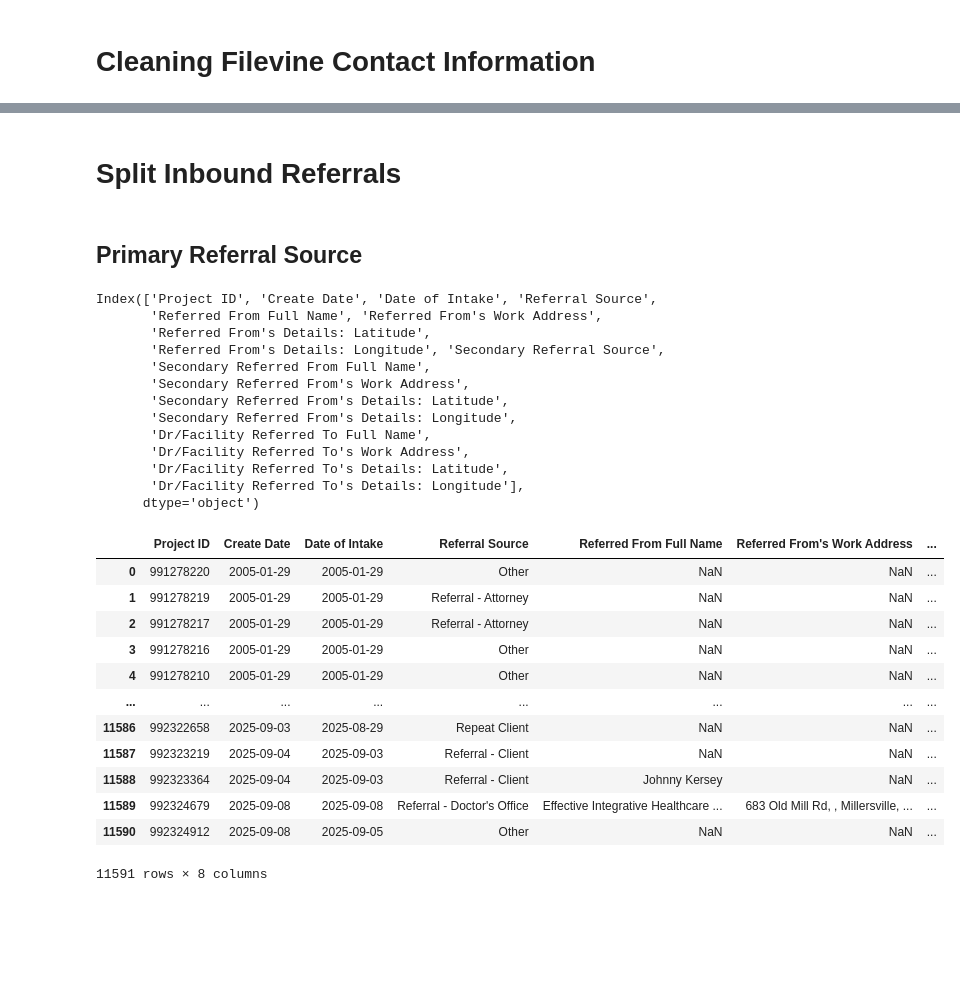
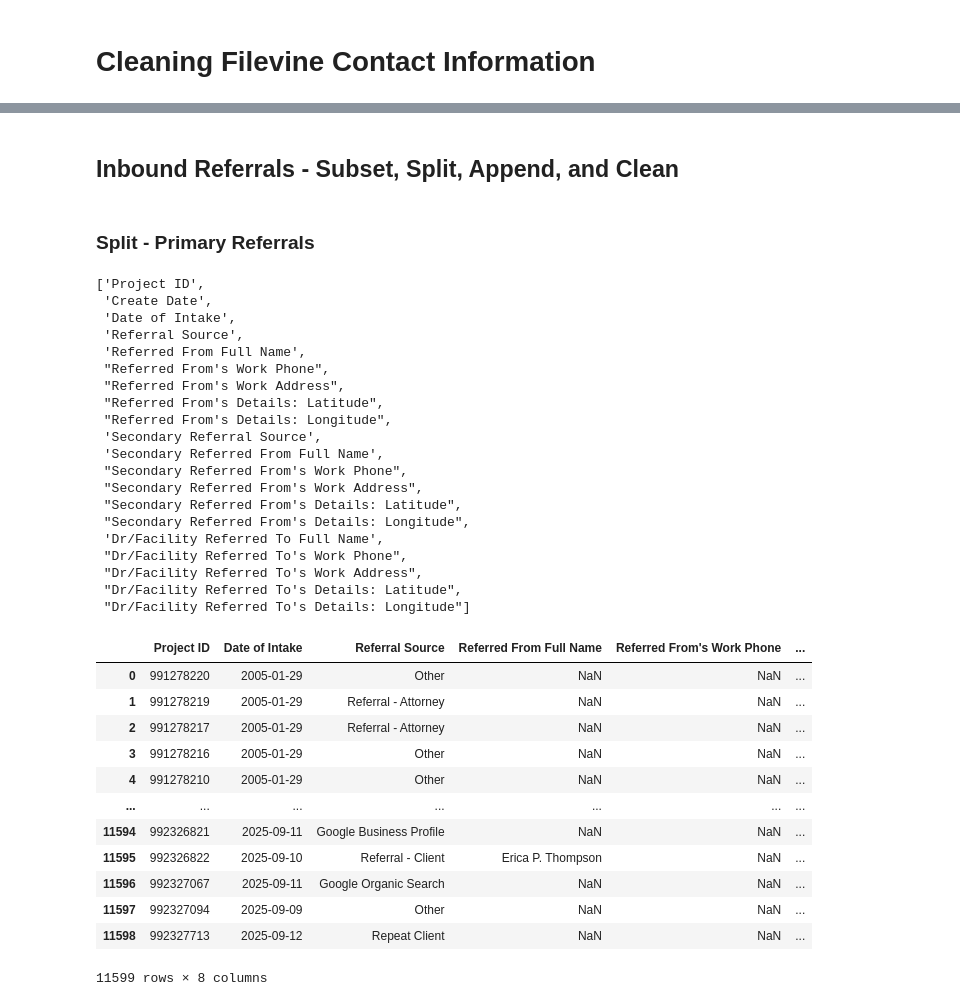
Before and after one commit to The-Jaklitsch-Law-Group/JLG_Provider_Recommender, a Jupyter notebook: prepare_contacts/contact_cleaning.ipynb, the cells around one changed output, grey strips where cells are left out. Saved outputs shown, nothing was run; the diff lists cells and outputs as text; code cells hidden in the pictures; blank space fills up the shorter version.

Commit message:
Updating cleaning of source data

```diff
--- a/prepare_contacts/contact_cleaning.ipynb
+++ b/prepare_contacts/contact_cleaning.ipynb
@@ -93,46 +96,57 @@ Dr/Facility Referred To's Details: Longitude    11221
 dtype: int64
 # %% [markdown]
-# Split Inbound Referrals
+## Inbound Referrals - Subset, Split, Append, and Clean
 # %% [markdown]
-## Primary Referral Source
+### Split - Primary Referrals
 # %%
-df_all.columns
+df_all.columns.to_list()
 # %% [output]
-Index(['Project ID', 'Create Date', 'Date of Intake', 'Referral Source',
-       'Referred From Full Name', 'Referred From's Work Address',
-       'Referred From's Details: Latitude',
-       'Referred From's Details: Longitude', 'Secondary Referral Source',
-       'Secondary Referred From Full Name',
-       'Secondary Referred From's Work Address',
-       'Secondary Referred From's Details: Latitude',
-       'Secondary Referred From's Details: Longitude',
-       'Dr/Facility Referred To Full Name',
-       'Dr/Facility Referred To's Work Address',
-       'Dr/Facility Referred To's Details: Latitude',
-       'Dr/Facility Referred To's Details: Longitude'],
-      dtype='object')
+['Project ID',
+ 'Create Date',
+ 'Date of Intake',
+ 'Referral Source',
+ 'Referred From Full Name',
+ "Referred From's Work Phone",
+ "Referred From's Work Address",
+ "Referred From's Details: Latitude",
+ "Referred From's Details: Longitude",
+ 'Secondary Referral Source',
+ 'Secondary Referred From Full Name',
+ "Secondary Referred From's Work Phone",
+ "Secondary Referred From's Work Address",
+ "Secondary Referred From's Details: Latitude",
+ "Secondary Referred From's Details: Longitude",
+ 'Dr/Facility Referred To Full Name',
+ "Dr/Facility Referred To's Work Phone",
+ "Dr/Facility Referred To's Work Address",
+ "Dr/Facility Referred To's Details: Latitude",
+ "Dr/Facility Referred To's Details: Longitude"]
 # %%
 primary_referral_columns = [
-    'Project ID', 'Create Date', 'Date of Intake', 'Referral Source',
-    'Referred From Full Name', "Referred From's Work Address",
+    'Project ID',
+    'Date of Intake',
+    'Referral Source',
+    'Referred From Full Name',
+    "Referred From's Work Phone",
+    "Referred From's Work Address",
     "Referred From's Details: Latitude",
-    "Referred From's Details: Longitude"
+    "Referred From's Details: Longitude",
     ]
 
 df_primary = df_all[primary_referral_columns].copy()
 df_primary
 # %% [output]
-|  | Project ID | Create Date | Date of Intake | Referral Source | Referred From Full Name | Referred From's Work Address | ... |
-| 0 | 991278220 | 2005-01-29 | 2005-01-29 | Other | NaN | NaN | ... |
-| 1 | 991278219 | 2005-01-29 | 2005-01-29 | Referral - Attorney | NaN | NaN | ... |
-| 2 | 991278217 | 2005-01-29 | 2005-01-29 | Referral - Attorney | NaN | NaN | ... |
-| 3 | 991278216 | 2005-01-29 | 2005-01-29 | Other | NaN | NaN | ... |
-| 4 | 991278210 | 2005-01-29 | 2005-01-29 | Other | NaN | NaN | ... |
-| ... | ... | ... | ... | ... | ... | ... | ... |
-| 11586 | 992322658 | 2025-09-03 | 2025-08-29 | Repeat Client | NaN | NaN | ... |
-| 11587 | 992323219 | 2025-09-04 | 2025-09-03 | Referral - Client | NaN | NaN | ... |
-| 11588 | 992323364 | 2025-09-04 | 2025-09-03 | Referral - Client | Johnny Kersey | NaN | ... |
-| 11589 | 992324679 | 2025-09-08 | 2025-09-08 | Referral - Doctor's Office | Effective Integrative Healthcare ... | 683 Old Mill Rd, , Millersville, ... | ... |
-| 11590 | 992324912 | 2025-09-08 | 2025-09-05 | Other | NaN | NaN | ... |
+|  | Project ID | Date of Intake | Referral Source | Referred From Full Name | Referred From's Work Phone | ... |
+| 0 | 991278220 | 2005-01-29 | Other | NaN | NaN | ... |
+| 1 | 991278219 | 2005-01-29 | Referral - Attorney | NaN | NaN | ... |
+| 2 | 991278217 | 2005-01-29 | Referral - Attorney | NaN | NaN | ... |
+| 3 | 991278216 | 2005-01-29 | Other | NaN | NaN | ... |
+| 4 | 991278210 | 2005-01-29 | Other | NaN | NaN | ... |
+| ... | ... | ... | ... | ... | ... | ... |
+| 11594 | 992326821 | 2025-09-11 | Google Business Profile | NaN | NaN | ... |
+| 11595 | 992326822 | 2025-09-10 | Referral - Client | Erica P. Thompson | NaN | ... |
+| 11596 | 992327067 | 2025-09-11 | Google Organic Search | NaN | NaN | ... |
+| 11597 | 992327094 | 2025-09-09 | Other | NaN | NaN | ... |
+| 11598 | 992327713 | 2025-09-12 | Repeat Client | NaN | NaN | ... |
-11591 rows × 8 columns
+11599 rows × 8 columns
 # %%
```
Also changed, not shown: parts of 24 cells of this notebook, 1 other file.
